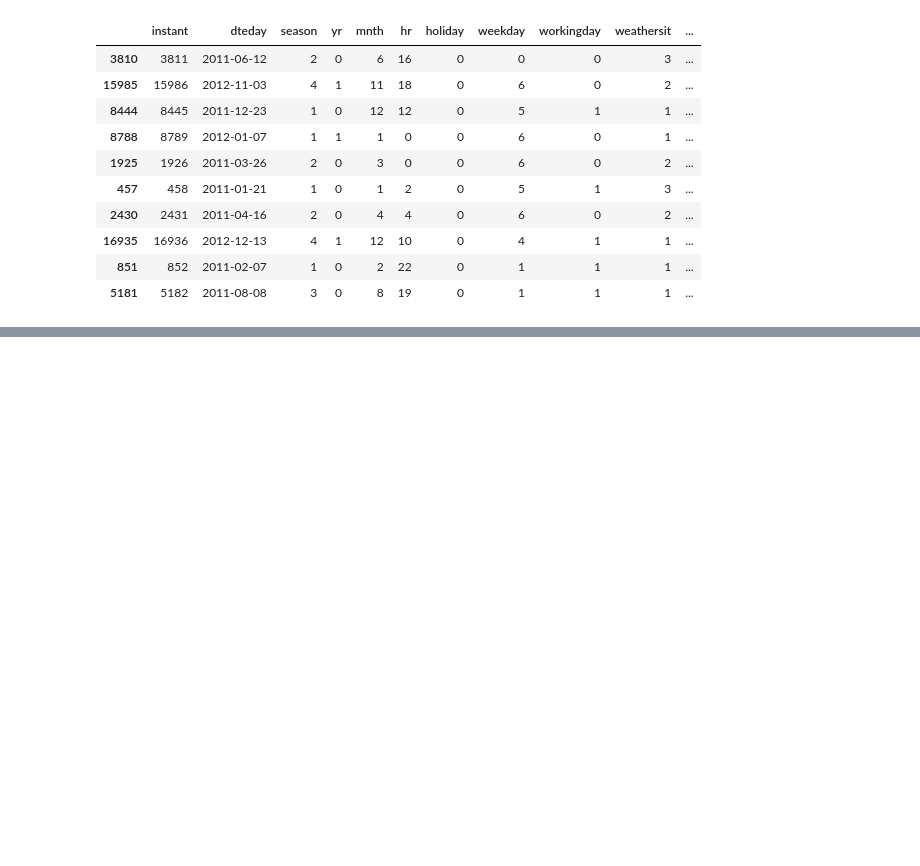
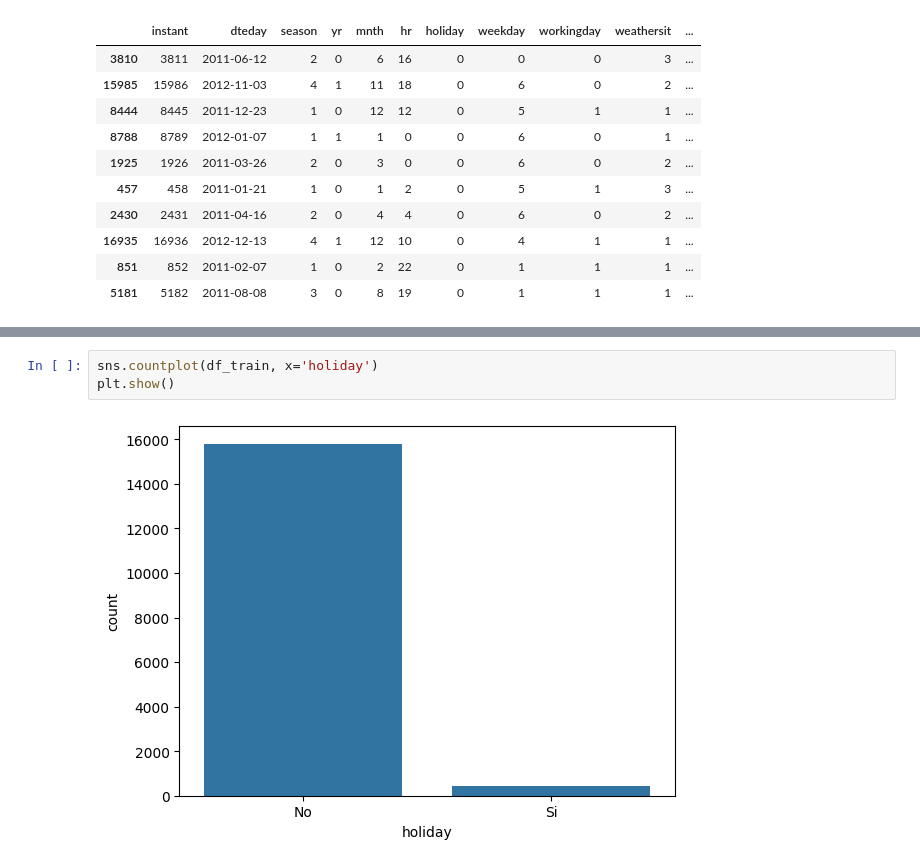
Before and after one commit to elchck81/machine-learning-final-project, a Jupyter notebook: notebooks/bike_sharing.ipynb, the cells around one changed output, grey strips where cells are left out. Drawn from its saved outputs; the diff is of its cells as text; blank space fills up the shorter version.

```diff
--- a/notebooks/bike_sharing.ipynb
+++ b/notebooks/bike_sharing.ipynb
@@ -105,0 +143,5 @@ df.sample(10, random_state= 2025)
+# %%
+sns.countplot(df_train, x='holiday')
+plt.show()
+# %% [output]
+[figure, added]
```
Also changed, not shown: parts of 13 cells of this notebook.
